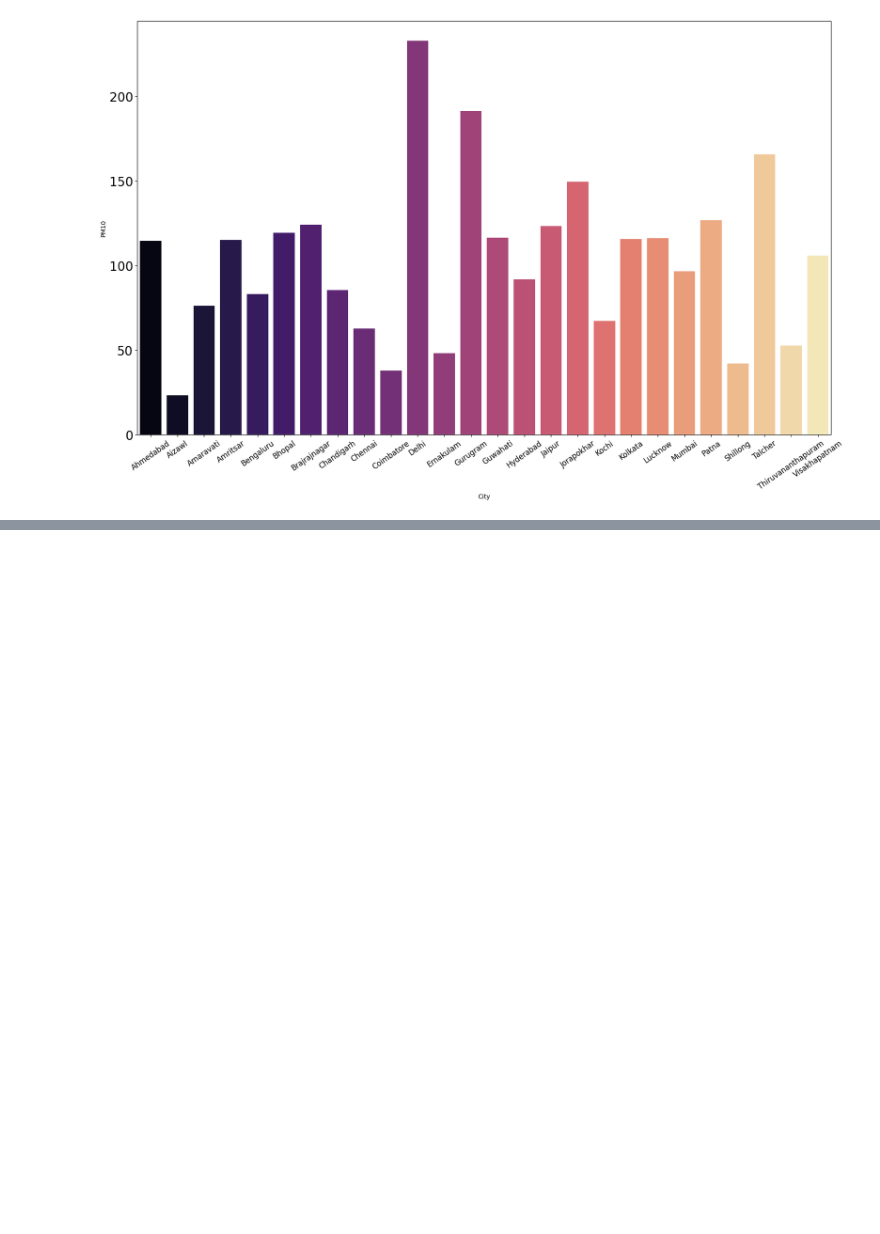
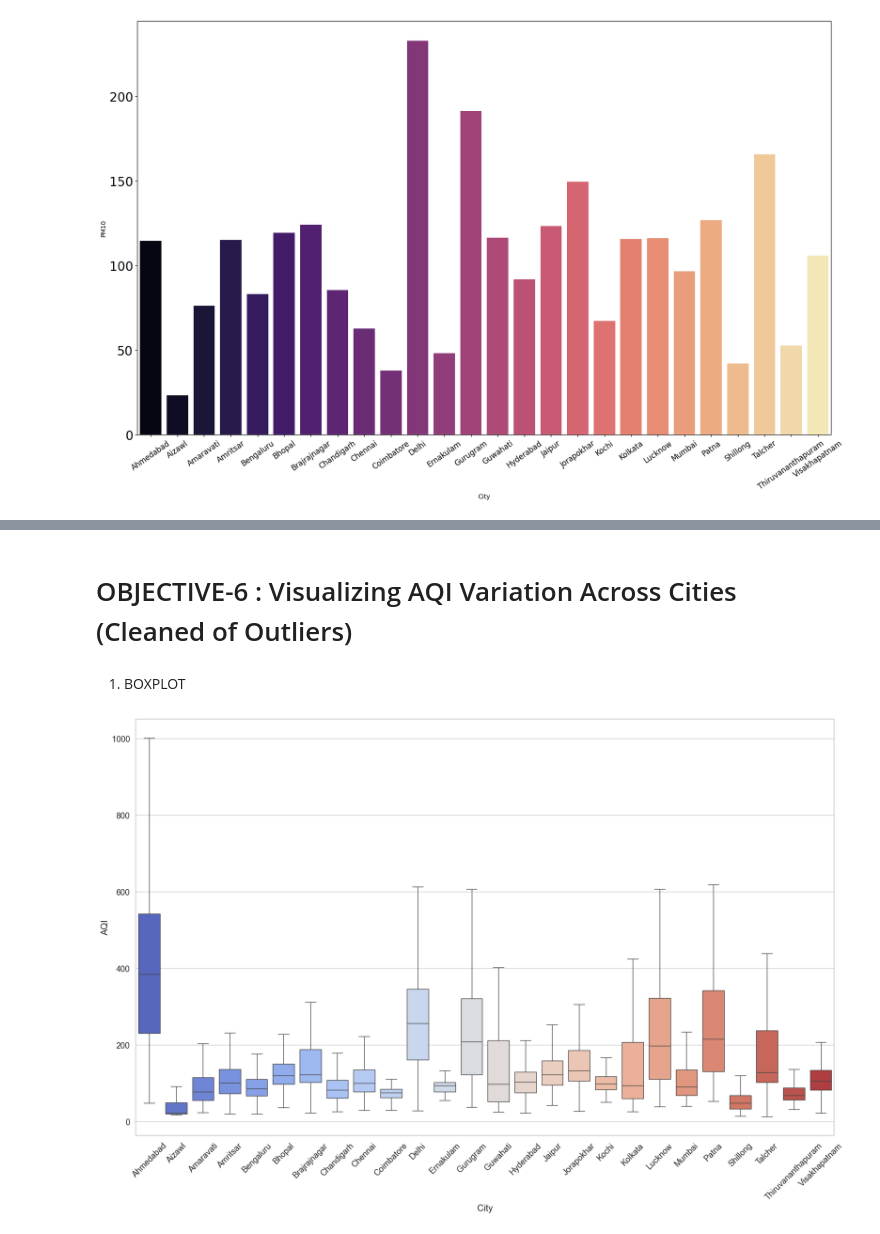
Before and after one commit to 111Aaru11/DataAnalysis, a Jupyter notebook: Final_CA_Project.ipynb, the cells around one changed output, grey strips where cells are left out. Drawn from its saved outputs; the diff is of its cells as text; code cells hidden in the pictures; blank space fills up the shorter version.

```diff
--- a/Final_CA_Project.ipynb
+++ b/Final_CA_Project.ipynb
@@ -353,0 +373,16 @@ plt.yticks(fontsize = 20);
+# %% [markdown]
+# OBJECTIVE-6 : Visualizing AQI Variation Across Cities (Cleaned of Outliers)
+# %% [markdown]
+1) BOXPLOT
+# %%
+sns.set(style='whitegrid', font_scale=1.2)
+
+plt.figure(figsize=(20, 12))
+
+sns.boxplot(data=data, x='City', y='AQI', hue = 'City',palette='coolwarm', showfliers=False)
+
+plt.xticks(rotation=45)
+
+plt.show()
+# %% [output]
+[figure, added]
```
Also changed, not shown: parts of 24 cells of this notebook.
